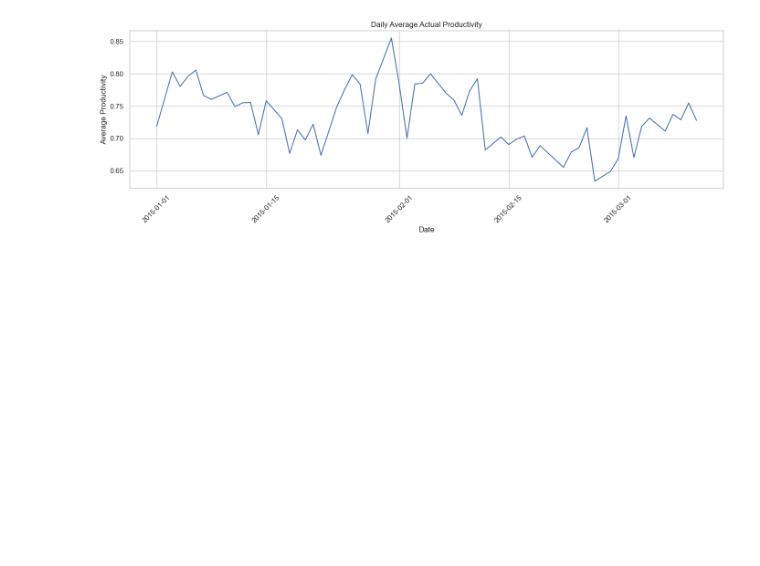
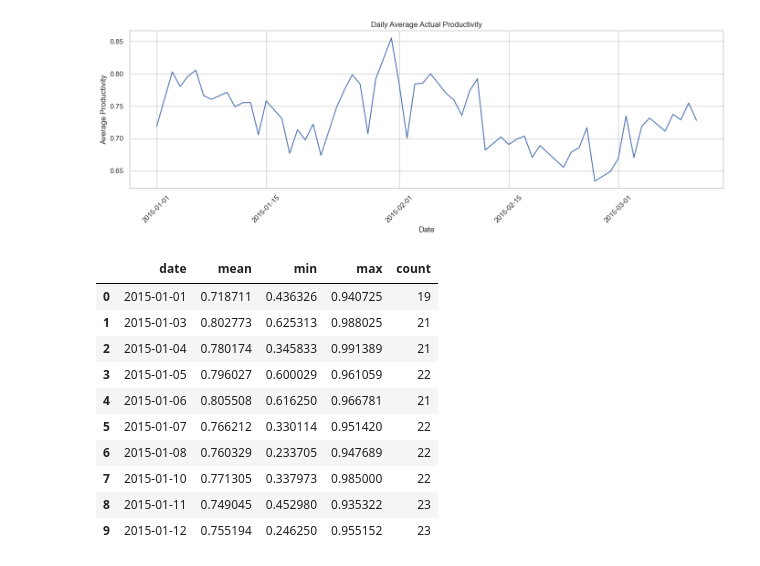
Before and after one commit to sanda620/garment-productivity-prediction, a Jupyter notebook: notebooks/01_garment_productivity_eda.ipynb, the cells around one changed output. Saved outputs shown, nothing was run; the diff lists cells and outputs as text; code cells hidden in the pictures; blank space fills up the shorter version.

```diff
--- a/notebooks/01_garment_productivity_eda.ipynb
+++ b/notebooks/01_garment_productivity_eda.ipynb
@@ -254,3 +254,23 @@ plt.tight_layout()
 plt.show()
 # %% [output]
 [figure]
+# %%
+daily_productivity = (
+    df.groupby("date")["actual_productivity"]
+    .agg(["mean", "min", "max", "count"])
+    .reset_index()
+)
+
+daily_productivity.head(10)
+# %% [output]
+|  | date | mean | min | max | count |
+| 0 | 2015-01-01 | 0.718711 | 0.436326 | 0.940725 | 19 |
+| 1 | 2015-01-03 | 0.802773 | 0.625313 | 0.988025 | 21 |
+| 2 | 2015-01-04 | 0.780174 | 0.345833 | 0.991389 | 21 |
+| 3 | 2015-01-05 | 0.796027 | 0.600029 | 0.961059 | 22 |
+| 4 | 2015-01-06 | 0.805508 | 0.616250 | 0.966781 | 21 |
+| 5 | 2015-01-07 | 0.766212 | 0.330114 | 0.951420 | 22 |
+| 6 | 2015-01-08 | 0.760329 | 0.233705 | 0.947689 | 22 |
+| 7 | 2015-01-10 | 0.771305 | 0.337973 | 0.985000 | 22 |
+| 8 | 2015-01-11 | 0.749045 | 0.452980 | 0.935322 | 23 |
+| 9 | 2015-01-12 | 0.755194 | 0.246250 | 0.955152 | 23 |
```
Also changed, not shown: parts of 3 cells of this notebook.
